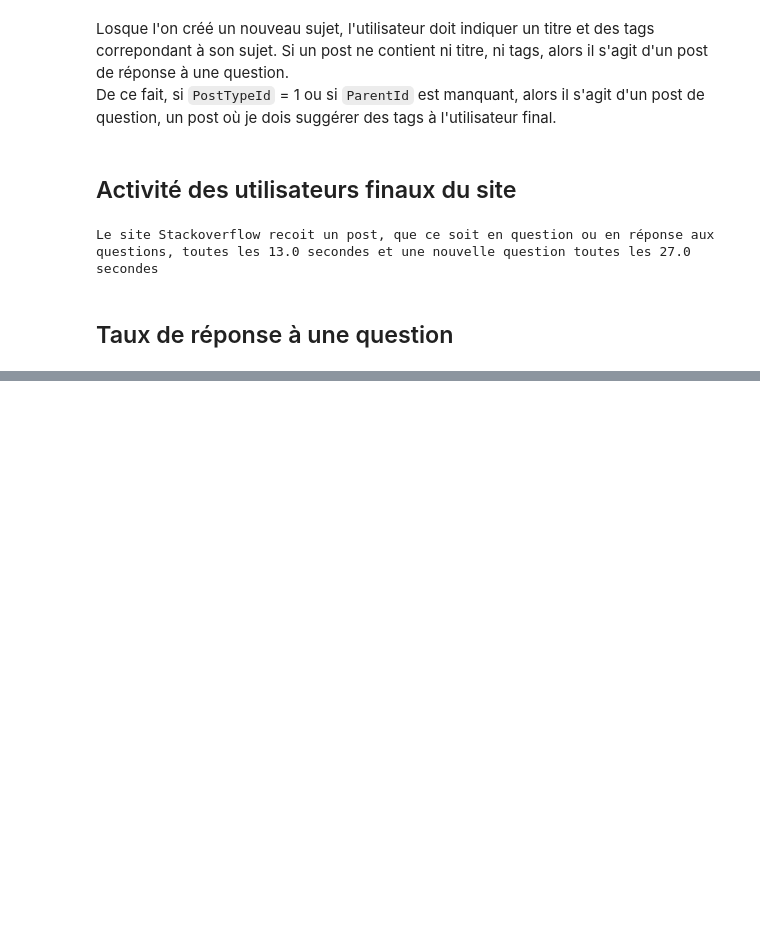
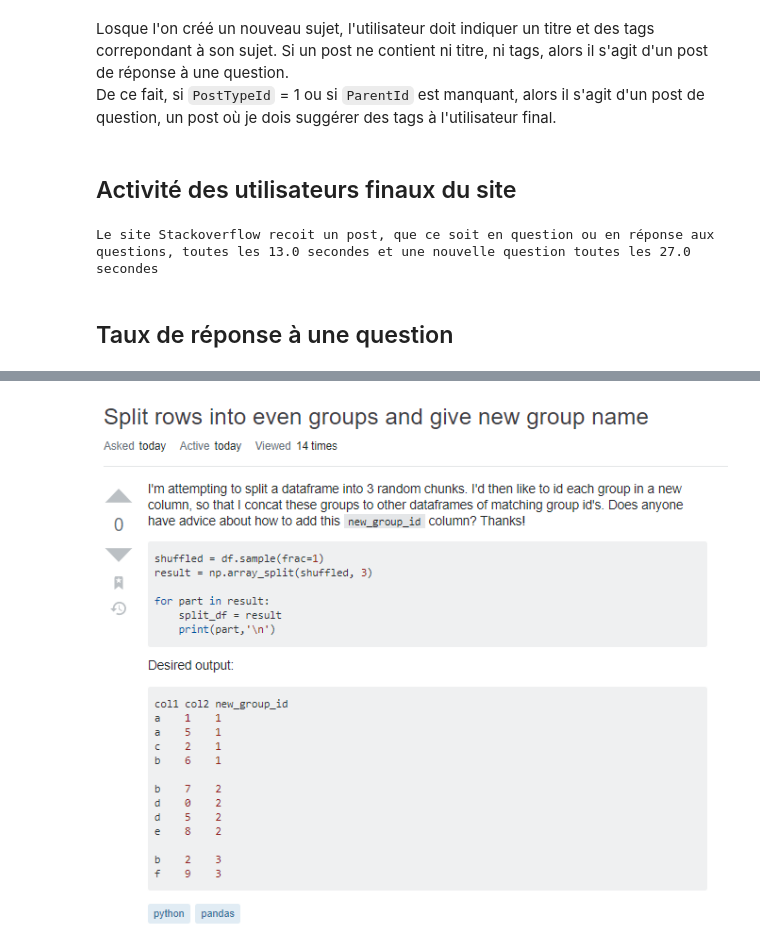
Before and after one commit to Adrian1903/Categorisez-automatiquement-des-questions, a Jupyter notebook: dev/01_nettoyage.ipynb, the cells around one changed output, grey strips where cells are left out. Saved outputs shown, nothing was run; the diff lists cells and outputs as text; code cells hidden in the pictures; blank space fills up the shorter version.

```diff
--- a/dev/01_nettoyage.ipynb
+++ b/dev/01_nettoyage.ipynb
@@ -303,0 +232,4 @@ print(accuracy)
+# %%
+Image('src/question.png')
+# %% [output]
+[figure, added]
```
Also changed, not shown: parts of 43 cells of this notebook.
